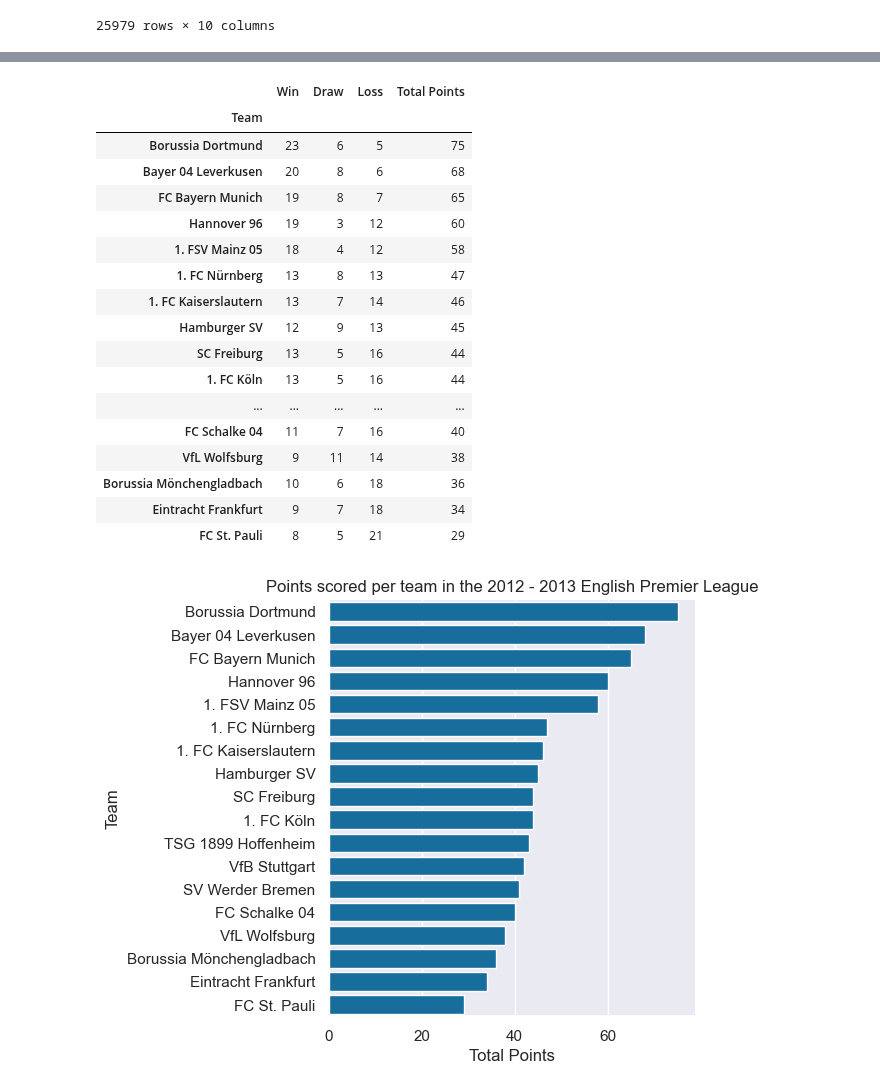
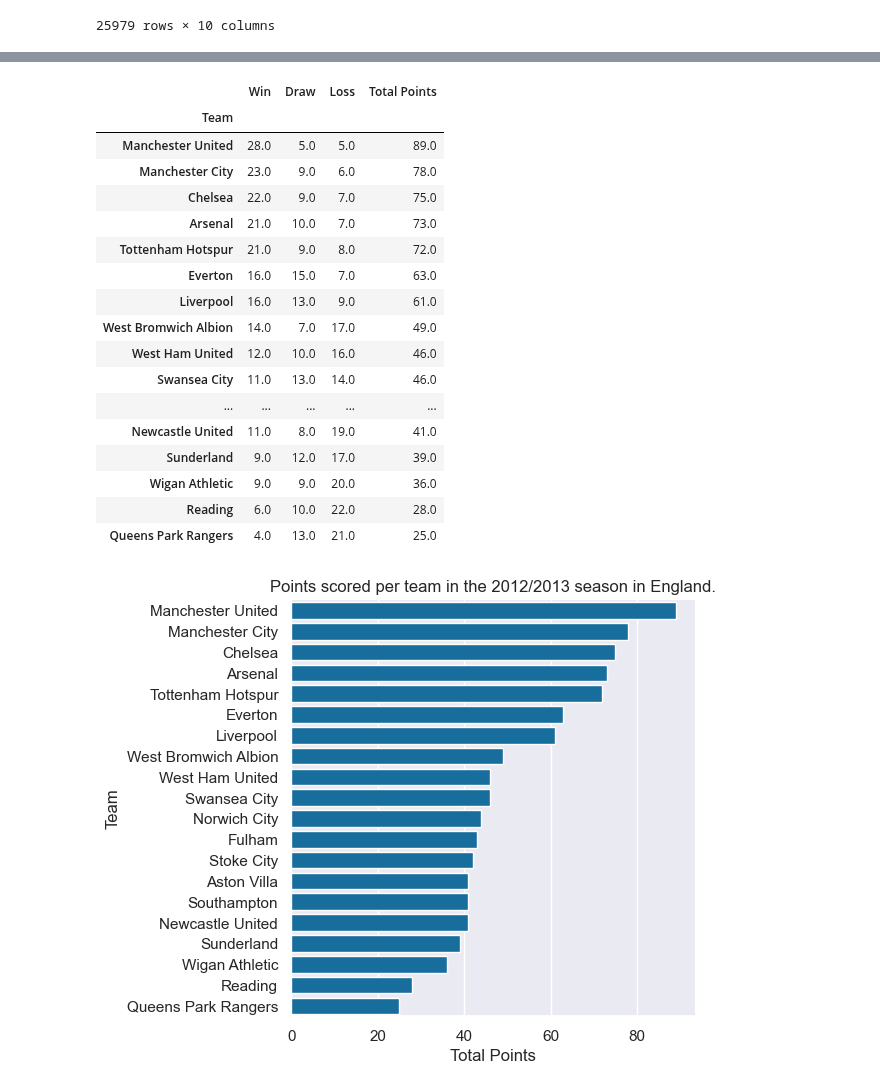
Before and after one commit to Tijnwy/Datalab2, a Jupyter notebook: sprint2.ipynb, the cells around one changed output, grey strips where cells are left out. Drawn from its saved outputs; the diff is of its cells as text; code cells hidden in the pictures.

Commit message:
f-string voor plot toegevoegd.
De plot aan het einde van het docuemnt heeft nu automatisch een correcte titel.

```diff
--- a/sprint2.ipynb
+++ b/sprint2.ipynb
@@ -174,13 +174,13 @@ all_matches
 | 25978 | 25949 | Switzerland | Switzerland Super League | 2015/2016 | 36 | 2016-05-25 00:00:00 | FC Zürich | FC Vaduz | 3 | ... |
 25979 rows × 10 columns
 # %%
-def select_season(df, country_name, season):
+def select_season(country_name, season, df=all_matches):
     """_summary_
 
     Parameters
     ----------
-    df : DataFrame
-        _description_
+    df : DataFrame, optional
+        A dataframe which you want to use for the sorting
     country_name : str
         _description_
     season : str
@@ -189,12 +189,18 @@ def select_season(df, country_name, season):
     Returns
     -------
     DataFrame
-        u wot mate
+
     """
+    global chosen_season
+    chosen_season = season
+
+    global chosen_country_name
+    chosen_country_name = country_name
+
     result = df[(df["country_name"] == country_name) & (df["season"] == season)]
     return result
 
-season_matches = select_season(all_matches, 'Germany', '2010/2011')
+season_matches = select_season(country_name='England', season='2012/2013')
 season_matches
 # %% [output]
 |  | id | country_name | league_name | season | stage | date | home_team | away_team | home_team_goal | ... |
@@ -364,22 +370,22 @@ total_team_points
 # %% [output]
 |  | Win | Draw | Loss | Total Points |
 | Team |  |  |  |  |
-| Borussia Dortmund | 23 | 6 | 5 | 75 |
-| Bayer 04 Leverkusen | 20 | 8 | 6 | 68 |
-| FC Bayern Munich | 19 | 8 | 7 | 65 |
-| Hannover 96 | 19 | 3 | 12 | 60 |
-| 1. FSV Mainz 05 | 18 | 4 | 12 | 58 |
-| 1. FC Nürnberg | 13 | 8 | 13 | 47 |
-| 1. FC Kaiserslautern | 13 | 7 | 14 | 46 |
-| Hamburger SV | 12 | 9 | 13 | 45 |
-| SC Freiburg | 13 | 5 | 16 | 44 |
-| 1. FC Köln | 13 | 5 | 16 | 44 |
+| Manchester United | 28.0 | 5.0 | 5.0 | 89.0 |
+| Manchester City | 23.0 | 9.0 | 6.0 | 78.0 |
+| Chelsea | 22.0 | 9.0 | 7.0 | 75.0 |
+| Arsenal | 21.0 | 10.0 | 7.0 | 73.0 |
+| Tottenham Hotspur | 21.0 | 9.0 | 8.0 | 72.0 |
+| Everton | 16.0 | 15.0 | 7.0 | 63.0 |
+| Liverpool | 16.0 | 13.0 | 9.0 | 61.0 |
+| West Bromwich Albion | 14.0 | 7.0 | 17.0 | 49.0 |
+| West Ham United | 12.0 | 10.0 | 16.0 | 46.0 |
+| Swansea City | 11.0 | 13.0 | 14.0 | 46.0 |
 | ... | ... | ... | ... | ... |
-| FC Schalke 04 | 11 | 7 | 16 | 40 |
-| VfL Wolfsburg | 9 | 11 | 14 | 38 |
-| Borussia Mönchengladbach | 10 | 6 | 18 | 36 |
-| Eintracht Frankfurt | 9 | 7 | 18 | 34 |
-| FC St. Pauli | 8 | 5 | 21 | 29 |
+| Newcastle United | 11.0 | 8.0 | 19.0 | 41.0 |
+| Sunderland | 9.0 | 12.0 | 17.0 | 39.0 |
+| Wigan Athletic | 9.0 | 9.0 | 20.0 | 36.0 |
+| Reading | 6.0 | 10.0 | 22.0 | 28.0 |
+| Queens Park Rangers | 4.0 | 13.0 | 21.0 | 25.0 |
 # %%
 import seaborn as sns
 import matplotlib.pyplot as plt
@@ -395,7 +401,25 @@ def plot_decorator(func):
     return wrapper
 
 @plot_decorator
-def create_plot(df, type, x_axis, y_axis, title):
+def create_plot(df, type, x_axis, y_axis):
+    """_summary_
+
+    Parameters
+    ----------
+    df : DataFrame
+        _description_
+    type : str
+        _description_
+    x_axis : str
+        _description_
+    y_axis : str
+        _description_
+
+    Returns
+    -------
+    _type_
+        _description_
+    """
     plot = sns.catplot(
         data=df,
         kind=type,
@@ -403,13 +427,13 @@ def create_plot(df, type, x_axis, y_axis, title):
         y=y_axis,
         aspect=1.25
     )
-    plt.title(title)
+
+    plt.title(f'Points scored per team in the {chosen_season} season in {chosen_country_name}.')
     return plot
 # %%
 all_matches_plot = create_plot(df=total_team_points,
                           type='bar',
                           x_axis='Total Points',
-                          y_axis='Team',
-                          title='Points scored per team in the 2012 - 2013 English Premier League')
+                          y_axis='Team')
 # %% [output]
-[figure, old version]
+[figure, new version]
```
Also changed, not shown: parts of 5 cells of this notebook.
